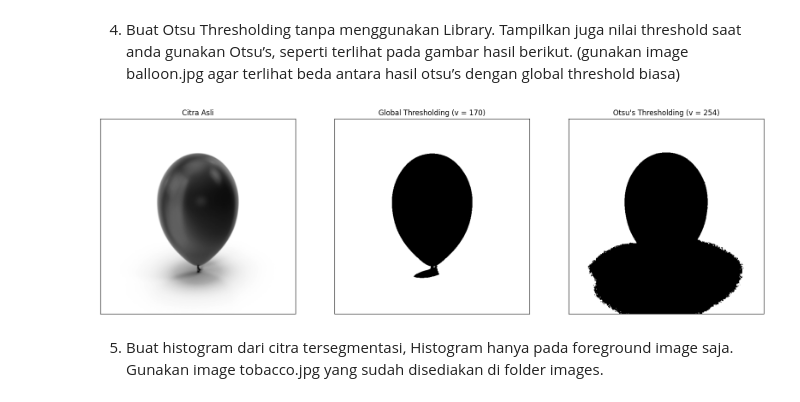
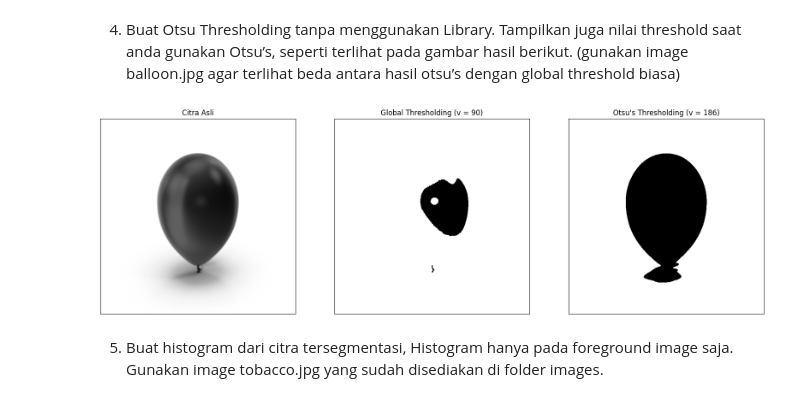
Before and after one commit to anjanidwilestari/PCVK_Genap_2023, a Jupyter notebook: Week10.ipynb, the cells around one changed output. Saved outputs shown, nothing was run; the diff lists cells and outputs as text; code cells hidden in the pictures.

```diff
--- a/Week10.ipynb
+++ b/Week10.ipynb
@@ -85,37 +85,37 @@ blur = cv. GaussianBlur (img, (5,5),0)
 hist = cv.calcHist([blur],[0],None,[256], [0,256])
 hist_norm = hist.ravel()/hist.max()
 Q = hist_norm.cumsum()
 bins = np.arange (256)
 wb = 0
 sumb = 0
 varmax = 0
 fn_min = np.inf
 thresh = -1
-for i in range(0,255):
+for i in range(0,187):
   wb += hist[i]
   wf = (img.shape[0]*img.shape[1]) - wb
   sumb += (i*hist[i])
   mb = sumb / wb
   mf = (sumb - sumb)/wf
   betweenvar = wb * wf * (mb - mf) * (mb - mf)
   if (betweenvar>varmax):
     varmax = betweenvar
     thresh = i
 x = ("Otsu's Thresholding (v = ")+str(thresh)+")"
-ret, th1 = cv.threshold(blur, 170, 255, cv.THRESH_BINARY)
+ret, th1 = cv.threshold(blur, 90, 255, cv.THRESH_BINARY)
 ret, th2 = cv.threshold (blur, thresh, 255, cv. THRESH_BINARY)
 
-titles = ['Citra Asli', 'Global Thresholding (v = 170)', x]
+titles = ['Citra Asli', 'Global Thresholding (v = 90)', x]
 citra3 = [blur, th1, th2]
 
 plt. figure(figsize = (20,15))
 for i in range(len(citra3)):
     plt. subplot(1,3,i+1),plt.imshow(citra3[i], 'gray')
     plt.title(titles[i])
     plt.xticks([]),plt.yticks([])
 plt.show()
 # %% [output]
-[figure, old version]
+[figure, new version]
 # %% [markdown]
 5. Buat histogram dari citra tersegmentasi, Histogram hanya pada foreground image
 saja. Gunakan image tobacco.jpg yang sudah disediakan di folder images.
```
